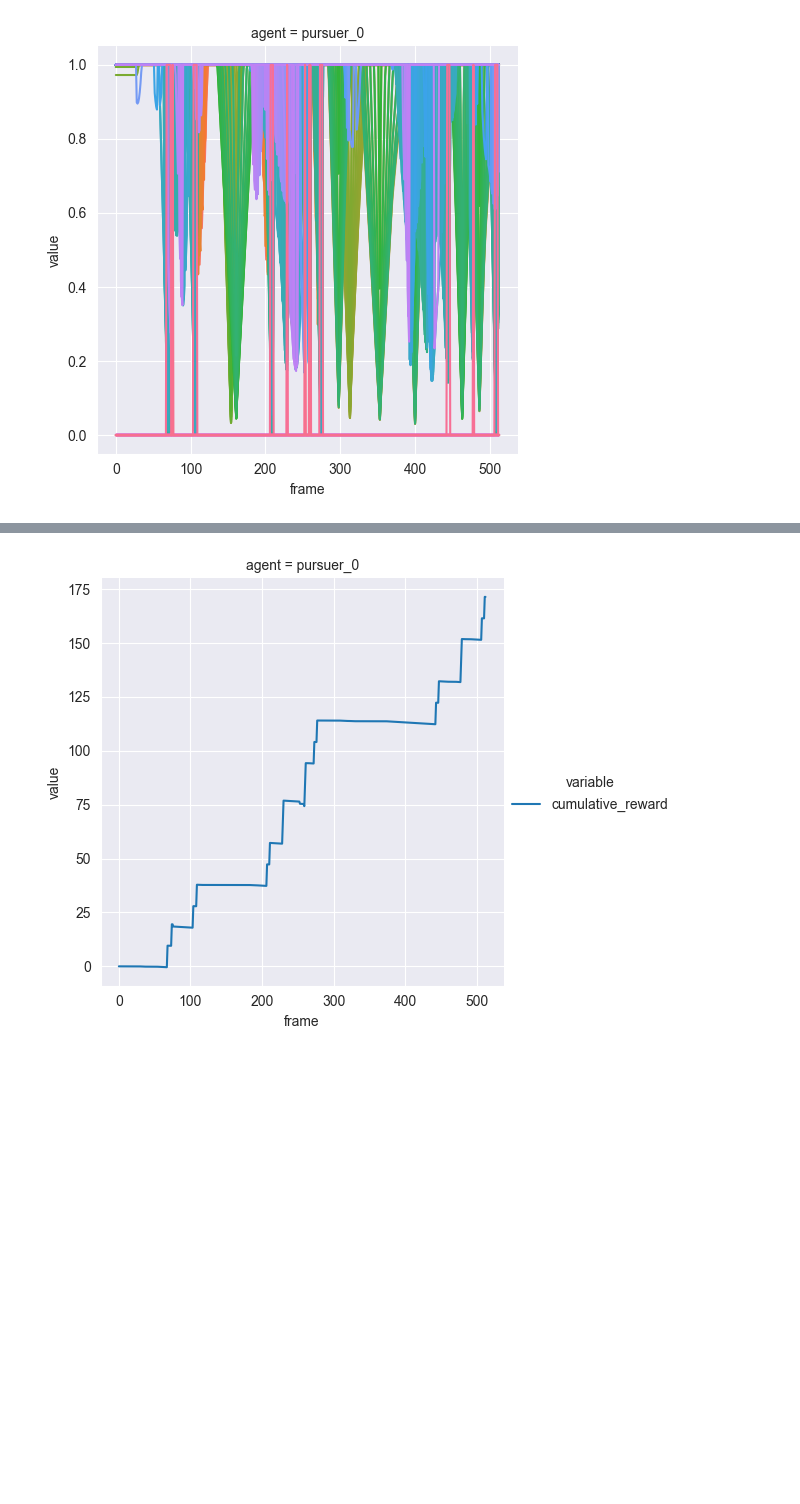
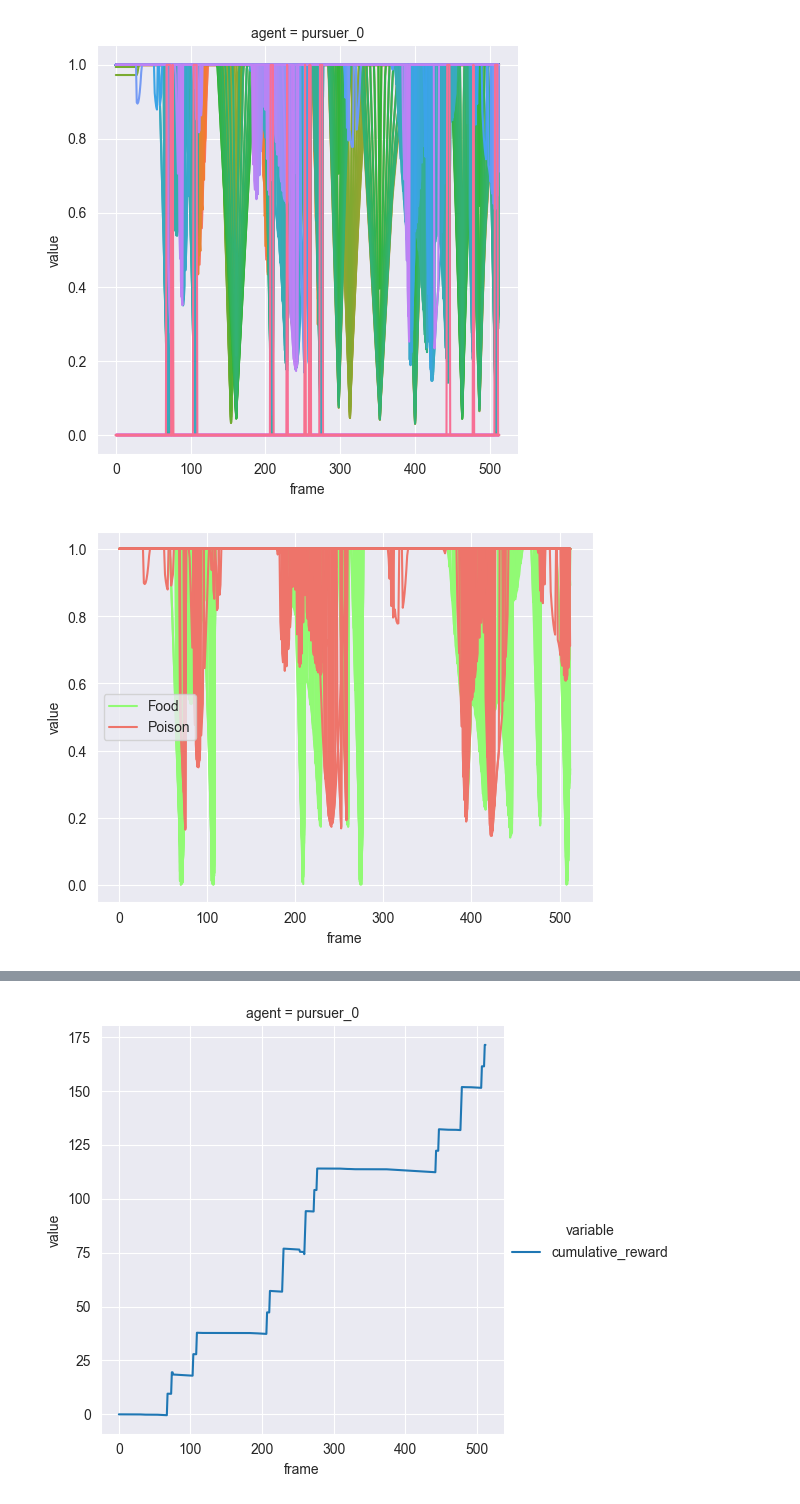
Before and after one commit to TheMikeste1/CS6640-Waterworld, a Jupyter notebook: graph_episode.ipynb, the cells around one changed output, grey strips where cells are left out. Drawn from its saved outputs; the diff is of its cells as text; code cells hidden in the pictures; blank space fills up the shorter version.

```diff
--- a/graph_episode.ipynb
+++ b/graph_episode.ipynb
@@ -203,3 +208,35 @@ g = sns.relplot(
 )
 # %% [output]
 [figure]
+# %%
+target_cols_food = set(filter(lambda c: c.startswith("distance_food"), df_run.columns))
+to_plot_food = df_plot[df_plot["variable"].isin(target_cols_food)]
+g = sns.lineplot(
+    x="frame",
+    y="value",
+    hue="variable",
+    data=to_plot_food,
+    legend="brief" if len(target_cols) <= 10 else False,
+    palette=sns.color_palette(["#91fa74"], len(target_cols_food)),
+)
+
+target_cols_poison = set(
+    filter(lambda c: c.startswith("distance_poison"), df_run.columns)
+)
+to_plot_poison = df_plot[df_plot["variable"].isin(target_cols_poison)]
+g = sns.lineplot(
+    ax=g,
+    x="frame",
+    y="value",
+    hue="variable",
+    data=to_plot_poison,
+    legend="brief" if len(target_cols) <= 10 else False,
+    palette=sns.color_palette(["#ee746a"], len(target_cols_poison)),
+)
+g.figure.axes[0].legend(
+    ["Food"]
+    + (["_food"] * ((len(target_cols_food)) * 3 - 1))
+    + ["Poison"]
+);
+# %% [output]
+[figure, added]
```
Also changed, not shown: parts of 13 cells of this notebook.
